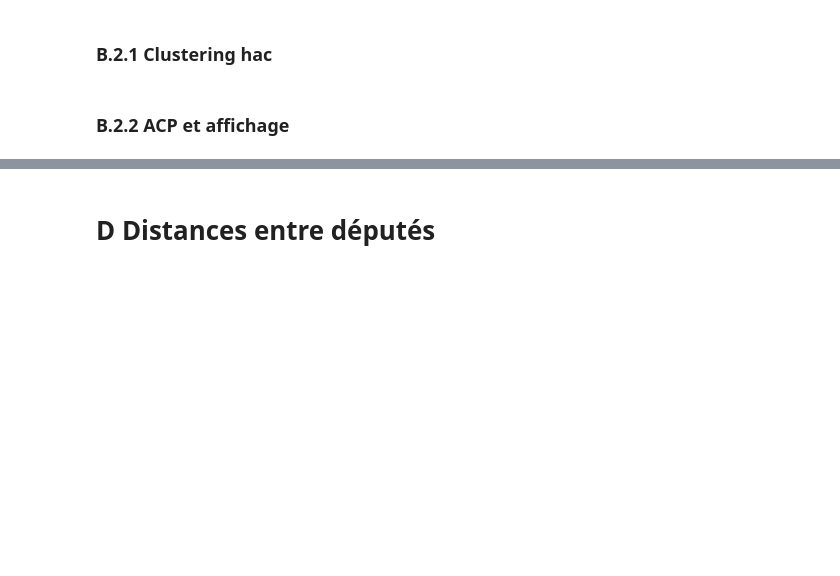
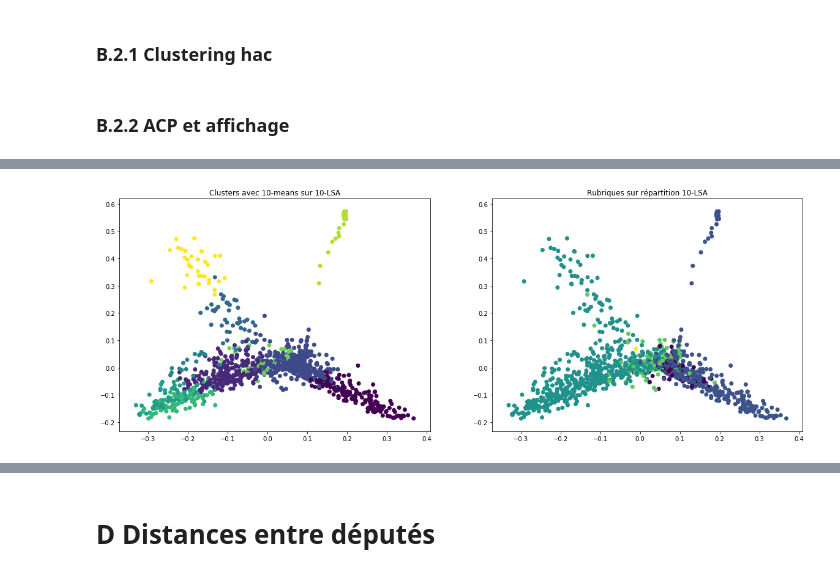
Before and after one commit to AchilleBaucher/confiance_diffusion, a Jupyter notebook: jupyter/clustering.ipynb, the cells around one changed output, grey strips where cells are left out. Cells and saved outputs as stored; diff of their text form; code cells hidden in the pictures; blank space fills up the shorter version.

```diff
--- a/jupyter/clustering.ipynb
+++ b/jupyter/clustering.ipynb
@@ -283,0 +199,14 @@ axes[2].scatter(reduced_features[:,0], reduced_features[:,1], c=groupint)
+# %%
+# ACP
+# reduce the features to 2D
+from sklearn.decomposition import PCA
+pca = PCA(n_components=2, random_state=random_state)
+reduced_features_lsa = pca.fit_transform(lsa_topics)
+# %%
+fig, axes = plt.subplots(1,2,figsize = (20,7))
+axes[0].scatter(reduced_features_lsa[:,0], reduced_features_lsa[:,1], c=kmeans_lsa.predict(lsa_topics))
+axes[1].scatter(reduced_features_lsa[:,0], reduced_features_lsa[:,1], c=rubint)
+axes[0].set_title("Clusters avec {}-means sur {}-LSA".format(k_kmeans_lsa,dim_lsa));
+axes[1].set_title("Rubriques sur répartition {}-LSA".format(dim_lsa));
+# %% [output]
+[figure, added]
```
Also changed, not shown: parts of 68 cells of this notebook, 2 other files.
